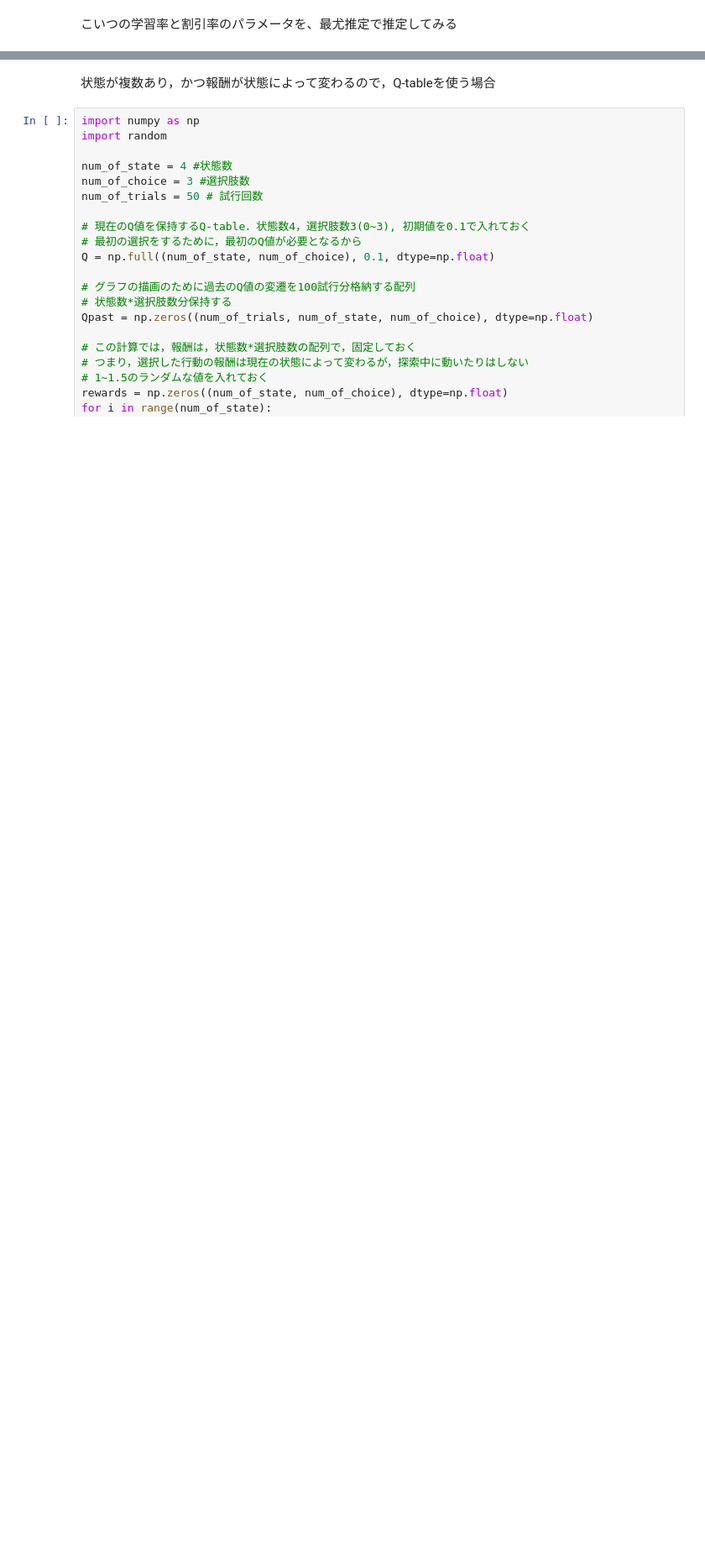
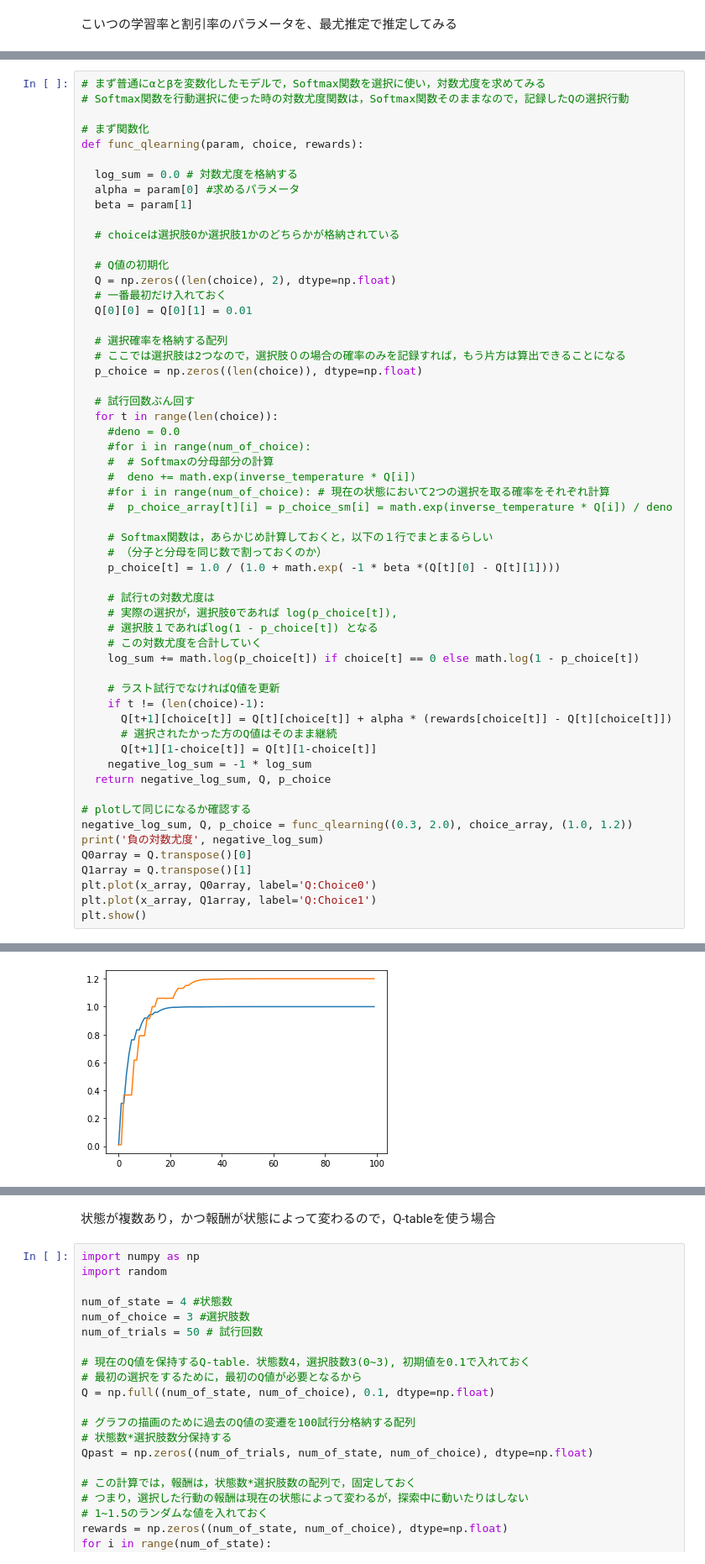
Before and after one commit to daichi-a/PythonDataAnalyzeClassMaterial, a Jupyter notebook: Q_LearningSample.ipynb, the cells around one changed output, grey strips where cells are left out. Shown: that part at 84% size. Drawn from its saved outputs; the diff is of its cells as text; blank space fills up the shorter version.

```diff
--- a/Q_LearningSample.ipynb
+++ b/Q_LearningSample.ipynb
@@ -257,0 +133,58 @@ if __name__ == '__main__':
+# %%
+# まず普通にαとβを変数化したモデルで，Softmax関数を選択に使い，対数尤度を求めてみる
+# Softmax関数を行動選択に使った時の対数尤度関数は，Softmax関数そのままなので，記録したQの選択行動
+
+# まず関数化
+def func_qlearning(param, choice, rewards):
+
+  log_sum = 0.0 # 対数尤度を格納する
+  alpha = param[0] #求めるパラメータ
+  beta = param[1]
+
+  # choiceは選択肢0か選択肢1かのどちらかが格納されている
+
+  # Q値の初期化
+  Q = np.zeros((len(choice), 2), dtype=np.float)
+  # 一番最初だけ入れておく
+  Q[0][0] = Q[0][1] = 0.01
+
+  # 選択確率を格納する配列
+  # ここでは選択肢は2つなので，選択肢０の場合の確率のみを記録すれば，もう片方は算出できることになる
+  p_choice = np.zeros((len(choice)), dtype=np.float)
+
+  # 試行回数ぶん回す
+  for t in range(len(choice)):
+    #deno = 0.0
+    #for i in range(num_of_choice):
+    #  # Softmaxの分母部分の計算
+    #  deno += math.exp(inverse_temperature * Q[i])
+    #for i in range(num_of_choice): # 現在の状態において2つの選択を取る確率をそれぞれ計算
+    #  p_choice_array[t][i] = p_choice_sm[i] = math.exp(inverse_temperature * Q[i]) / deno
+
+    # Softmax関数は，あらかじめ計算しておくと，以下の１行でまとまるらしい
+    # （分子と分母を同じ数で割っておくのか）
+    p_choice[t] = 1.0 / (1.0 + math.exp( -1 * beta *(Q[t][0] - Q[t][1])))
+
+    # 試行tの対数尤度は
+    # 実際の選択が，選択肢0であれば log(p_choice[t]),
+    # 選択肢１であればlog(1 - p_choice[t]) となる
+    # この対数尤度を合計していく
+    log_sum += math.log(p_choice[t]) if choice[t] == 0 else math.log(1 - p_choice[t])
+
+    # ラスト試行でなければQ値を更新
+    if t != (len(choice)-1):
+      Q[t+1][choice[t]] = Q[t][choice[t]] + alpha * (rewards[choice[t]] - Q[t][choice[t]])
+      # 選択されたかった方のQ値はそのまま継続
+      Q[t+1][1-choice[t]] = Q[t][1-choice[t]]
+    negative_log_sum = -1 * log_sum
+  return negative_log_sum, Q, p_choice
+
+# plotして同じになるか確認する
+negative_log_sum, Q, p_choice = func_qlearning((0.3, 2.0), choice_array, (1.0, 1.2))
+print('負の対数尤度', negative_log_sum)
+Q0array = Q.transpose()[0]
+Q1array = Q.transpose()[1]
+plt.plot(x_array, Q0array, label='Q:Choice0')
+plt.plot(x_array, Q1array, label='Q:Choice1')
+plt.show()
+# %% [output]
@@ -257,0 +192 @@ if __name__ == '__main__':
+[figure, added]
```
Also changed, not shown: parts of 9 cells of this notebook.
